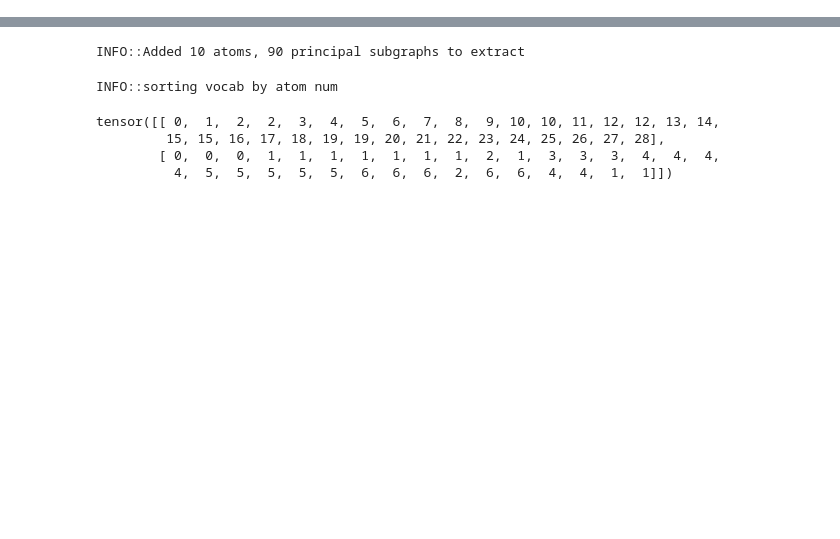
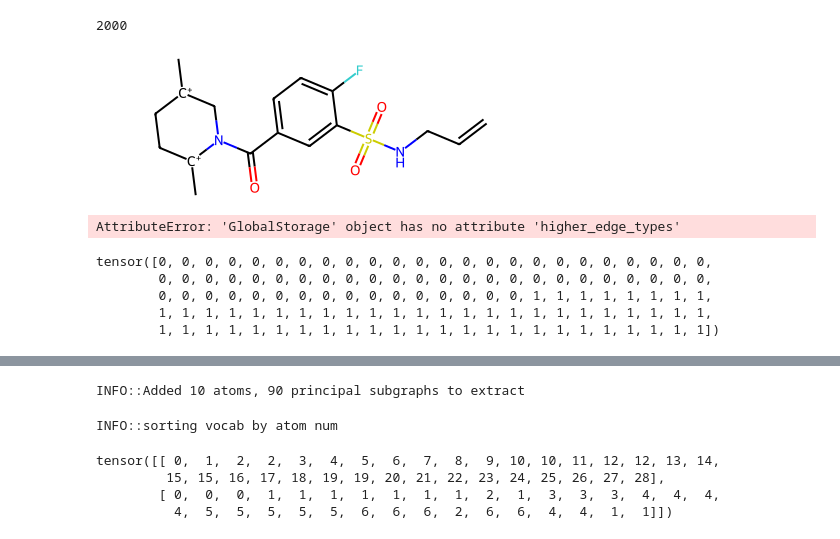
Before and after one commit to KemperNiklas/FragNet, a Jupyter notebook: datasets/fragmentation_test.ipynb, the cells around one changed output, grey strips where cells are left out. Cells and saved outputs as stored; diff of their text form; code cells hidden in the pictures; blank space fills up the shorter version.

```diff
--- a/datasets/fragmentation_test.ipynb
+++ b/datasets/fragmentation_test.ipynb
@@ -11,2 +12,2 @@ from graph_to_mol import ZINC_Graph_Add_Mol
 # %%
-data = ZINC("/tmp/ZINC_mol", subset = True, pre_transform= ZINC_Graph_Add_Mol())
+data = ZINC("datasets/data/ZINC/ZINC_mol", subset = True, pre_transform= ZINC_Graph_Add_Mol())
@@ -17,2 +14,8 @@ data = ZINC("/tmp/ZINC_mol", subset = True, pre_transform= ZINC_Graph_Add_Mol())
+# %%
+from torch.utils.data import random_split
+a, b = random_split(data, [int(0.2 * len(data)), len(data) - int(0.2 * len(data))])
+len(a)
+# %% [output]
+2000
 # %%
 import datasets.fragmentations.fragmentations as frag
@@ -18,0 +29,18 @@ import datasets.fragmentations.fragmentations as frag
+# %%
+data[80].mol
+# %% [output]
+[figure, added]
+# %%
+next(iter(dataloader)).higher_edge_types
+# %% [output]
+AttributeError: 'GlobalStorage' object has no attribute 'higher_edge_types'
+# %%
+batch = next(iter(dataloader))
+edge_batch = batch.x_batch[batch.edge_index[0]]
+edge_batch
+# %% [output]
+tensor([0, 0, 0, 0, 0, 0, 0, 0, 0, 0, 0, 0, 0, 0, 0, 0, 0, 0, 0, 0, 0, 0, 0, 0,
+        0, 0, 0, 0, 0, 0, 0, 0, 0, 0, 0, 0, 0, 0, 0, 0, 0, 0, 0, 0, 0, 0, 0, 0,
+        0, 0, 0, 0, 0, 0, 0, 0, 0, 0, 0, 0, 0, 0, 0, 0, 1, 1, 1, 1, 1, 1, 1, 1,
+        1, 1, 1, 1, 1, 1, 1, 1, 1, 1, 1, 1, 1, 1, 1, 1, 1, 1, 1, 1, 1, 1, 1, 1,
+        1, 1, 1, 1, 1, 1, 1, 1, 1, 1, 1, 1, 1, 1, 1, 1, 1, 1, 1, 1, 1, 1, 1, 1])
```
Also changed, not shown: parts of 18 cells of this notebook, 25 other files.
